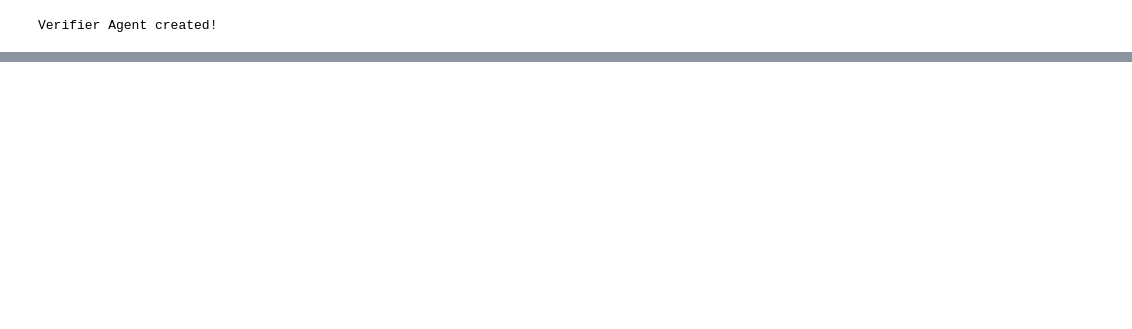
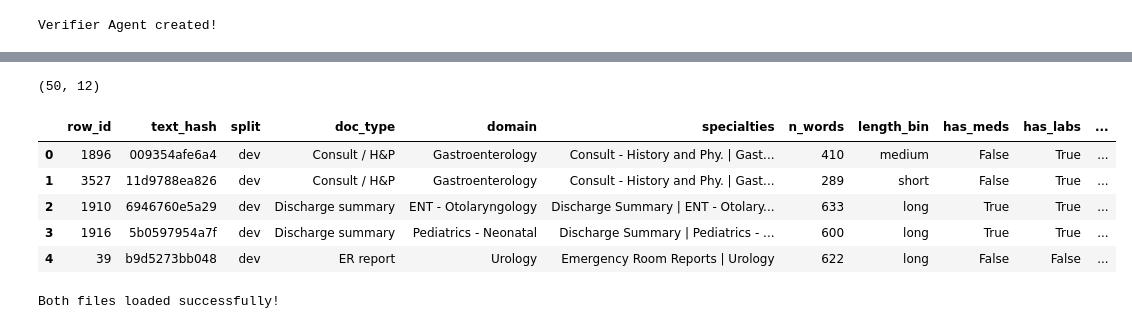
Before and after one commit to Break-Through-Tech/Google-2E-faithfulmed-a-multi-agent-system-for-faithful-patient-friendly-medical-explanations, a Jupyter notebook: notebooks/verifier_agent.ipynb, the cells around one changed output, grey strips where cells are left out. Saved outputs shown, nothing was run; the diff lists cells and outputs as text; code cells hidden in the pictures; blank space fills up the shorter version.

```diff
--- a/notebooks/verifier_agent.ipynb
+++ b/notebooks/verifier_agent.ipynb
@@ -194,0 +216,22 @@ Faithful: False | Needs revision: True
+# %%
+df = pd.read_csv("baseline_50_full.csv")
+
+print(df.shape)
+df.head()
+# %% [output]
+(50, 12)
+|  | row_id | text_hash | split | doc_type | domain | specialties | n_words | length_bin | has_meds | has_labs | ... |
+| 0 | 1896 | 009354afe6a4 | dev | Consult / H&P | Gastroenterology | Consult - History and Phy. | Gast... | 410 | medium | False | True | ... |
+| 1 | 3527 | 11d9788ea826 | dev | Consult / H&P | Gastroenterology | Consult - History and Phy. | Gast... | 289 | short | False | True | ... |
+| 2 | 1910 | 6946760e5a29 | dev | Discharge summary | ENT - Otolaryngology | Discharge Summary | ENT - Otolary... | 633 | long | True | True | ... |
+| 3 | 1916 | 5b0597954a7f | dev | Discharge summary | Pediatrics - Neonatal | Discharge Summary | Pediatrics - ... | 600 | long | True | True | ... |
+| 4 | 39 | b9d5273bb048 | dev | ER report | Urology | Emergency Room Reports | Urology | 622 | long | False | False | ... |
+# %%
+import pandas as pd
+
+full_df = pd.read_csv("baseline_50_full.csv")
+gemini_df = pd.read_csv("baseline_50_gemini_outputs.csv")
+
+print("Both files loaded successfully!")
+# %% [output]
+Both files loaded successfully!
```
Also changed, not shown: parts of 8 cells of this notebook.
